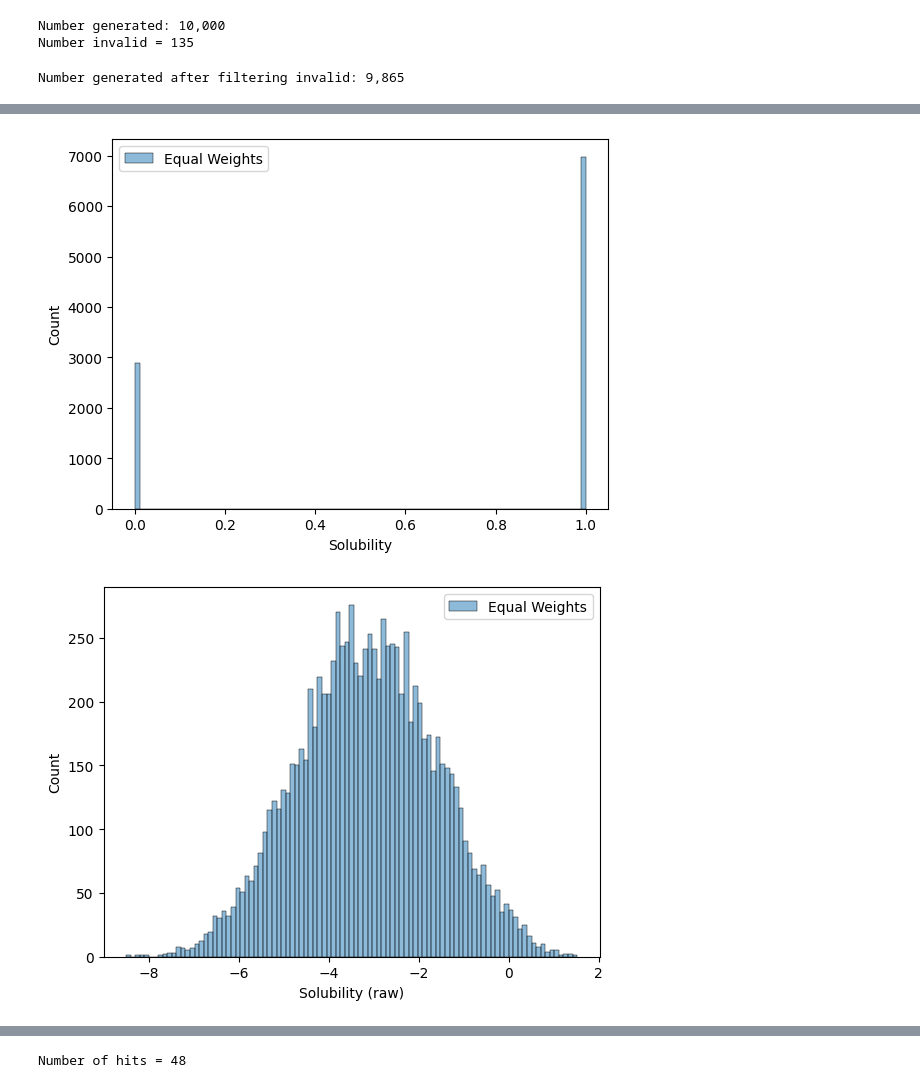
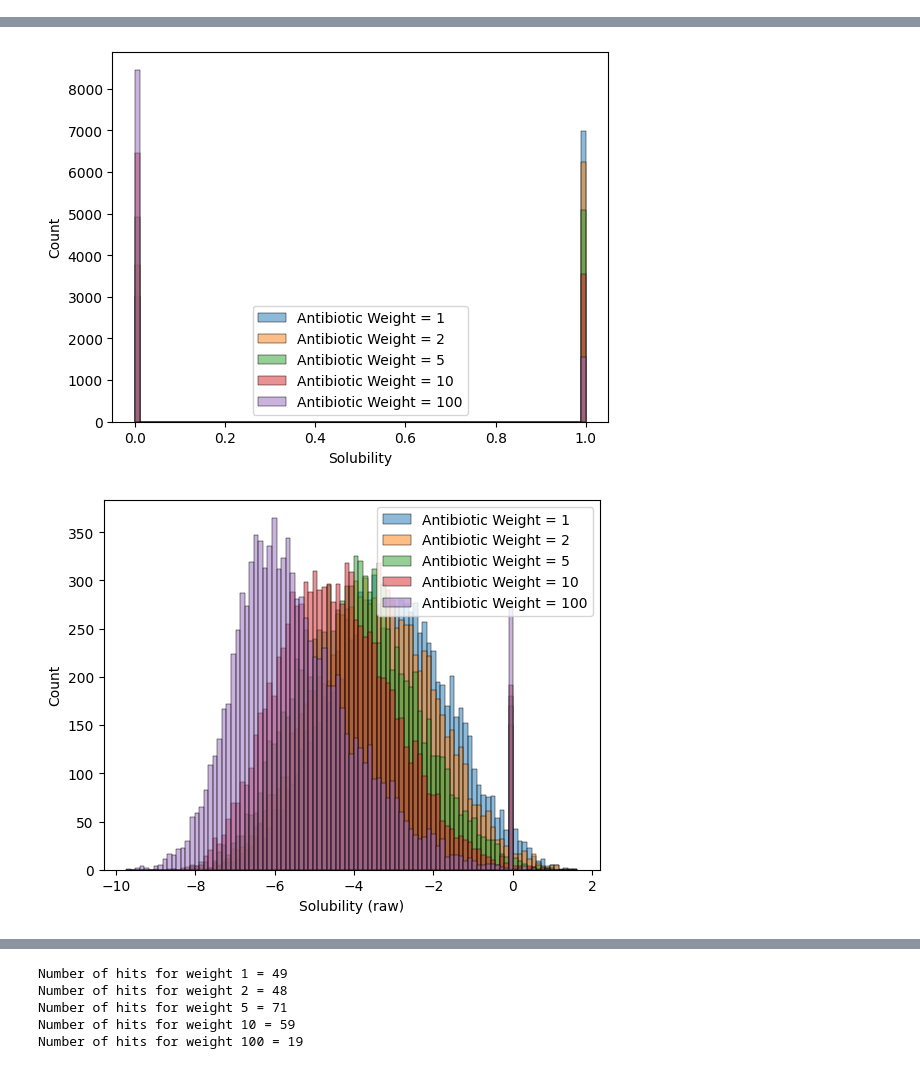
Before and after one commit to swansonk14/REINVENT4, a Jupyter notebook: scripts/plot_results.ipynb, the cells around one changed output, grey strips where cells are left out. Saved outputs shown, nothing was run; the diff lists cells and outputs as text; code cells hidden in the pictures.

Commit message:
Updating plotting results

```diff
--- a/scripts/plot_results.ipynb
+++ b/scripts/plot_results.ipynb
@@ -8,4 +8,16 @@ from rdkit.Chem import Draw
 from rdkit.Chem.Draw import IPythonConsole
 IPythonConsole.ipython_useSVG = True
 # %%
-generated_full = pd.read_csv("../runs/antibiotics/staged_learning_1.csv")
+weights = [1, 2, 5, 10, 100]
+weight_to_data = {
+    weight: pd.read_csv(f"../runs/antibiotics_weight_{weight}/staged_learning_1.csv")
+    for weight in weights
+}
+
+for weight, data in weight_to_data.items():
+    print(f"Weight: {weight}")
+    print(f"Number generated: {len(data):,}")
+    print(f"Number invalid = {len(data[data['SMILES_state'] == 0]):,}")
+    generated = data[data["SMILES_state"] == 1]
+    print(f"Number generated after filtering invalid: {len(generated):,}")
+    print()
@@ -12,24 +42,14 @@ generated_full = pd.read_csv("../runs/antibiotics/staged_learning_1.csv")
-# %%
-print(f"Number generated: {len(generated_full):,}")
-print(f"Number invalid = {len(generated_full[generated_full['SMILES_state'] == 0]):,}")
-# %% [output]
-Number generated: 10,000
-Number invalid = 135
-# %%
-generated = generated_full[generated_full["SMILES_state"] == 1]
-print(f"Number generated after filtering invalid: {len(generated):,}")
-# %% [output]
-Number generated after filtering invalid: 9,865
 # %%
 for prop in ["Antibiotic", "Solubility", "SAScore", "MolecularWeight"]:
     for suffix in ["", " (raw)"]:
         prop_name = prop + suffix
 
-        min_val = generated[prop_name].min()
-        max_val = generated[prop_name].max()
+        min_val = min([weight_to_data[weight][prop_name].min() for weight in weights])
+        max_val = max([weight_to_data[weight][prop_name].max() for weight in weights])
         bins = np.linspace(min_val, max_val, 100)
 
-        sns.histplot(generated[prop_name], bins=bins, label="Equal Weights", alpha=0.5)
+        for weight, data in weight_to_data.items():
+            sns.histplot(data[prop_name], bins=bins, label=f"Antibiotic Weight = {weight}", alpha=0.5)
         plt.legend()
         plt.show()
 # %% [output]
@@ -38,2 +58,2 @@ for prop in ["Antibiotic", "Solubility", "SAScore", "MolecularWeight"]:
-[figure, old version]
+[figure, new version]
-[figure, old version]
+[figure, new version]
@@ -44,7 +64,20 @@ for prop in ["Antibiotic", "Solubility", "SAScore", "MolecularWeight"]:
 # %%
-hits = generated.query("`Antibiotic (raw)` > 0.5 & `Solubility (raw)` > -4 & `SAScore (raw)` <= 4 & `MolecularWeight (raw)` < 600")
+weight_to_image = {}
 
-print(f"Number of hits = {len(hits):,}")
+for weight, data in weight_to_data.items():
+    hits = data.query("`Antibiotic (raw)` >= 0.5 & `Solubility (raw)` >= -4 & `SAScore (raw)` <= 4 & `MolecularWeight (raw)` <= 600")
+    print(f"Number of hits for weight {weight} = {len(hits):,}")
+    num_to_display = min(20, len(hits))
+    mols = [Chem.MolFromSmiles(smiles) for smiles in hits["SMILES"].sample(n=num_to_display, replace=False, random_state=0)]
+    weight_to_image[weight] = Draw.MolsToGridImage(
+        mols,
+        molsPerRow=5,
+        subImgSize=(300, 300),
+    )
 # %% [output]
-Number of hits = 48
+Number of hits for weight 1 = 49
+Number of hits for weight 2 = 48
+Number of hits for weight 5 = 71
+Number of hits for weight 10 = 59
+Number of hits for weight 100 = 19
 # %%
```
Also changed, not shown: parts of 3 cells of this notebook, 1 other file.
